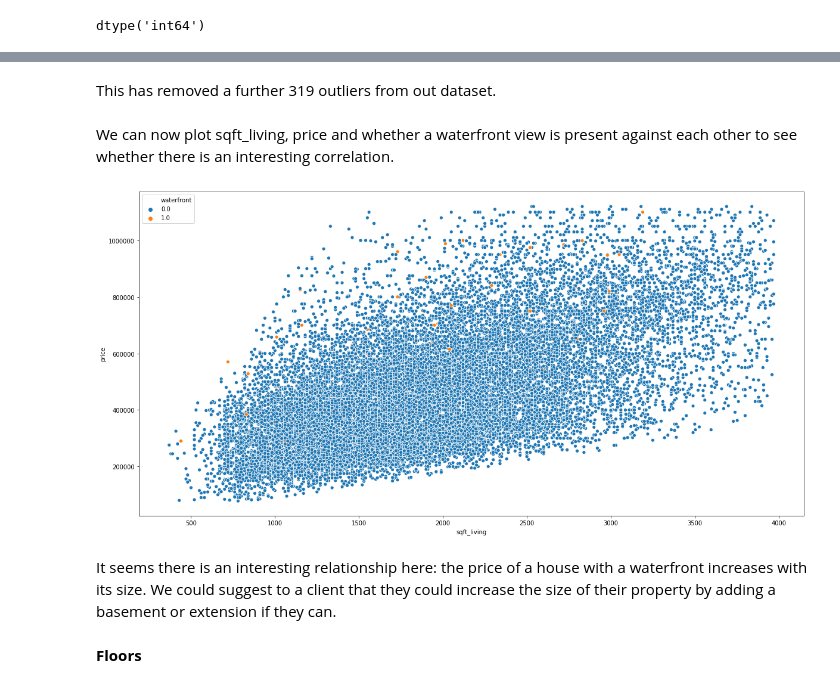
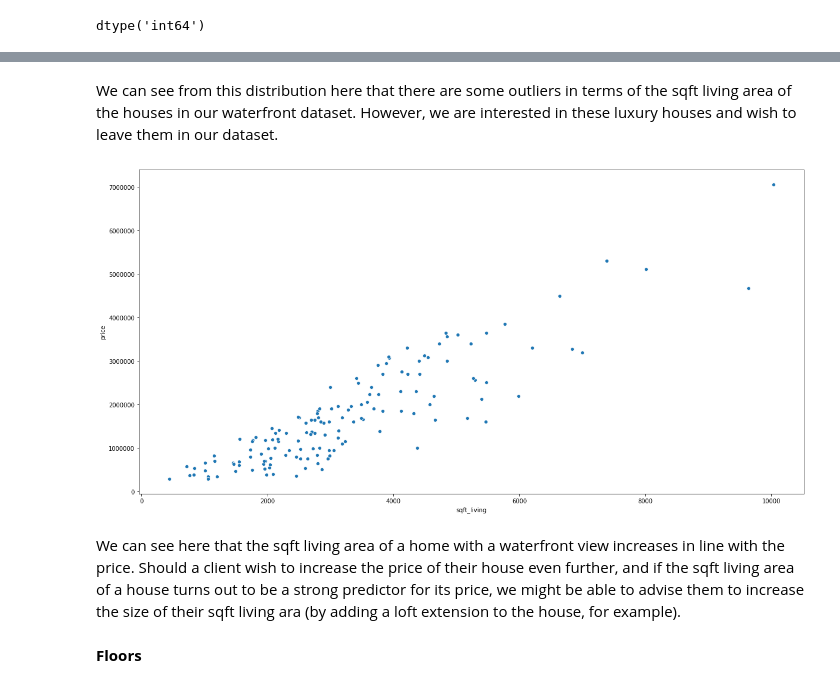
Before and after one commit to HeleneBu/Project_1, a Jupyter notebook: Data cleaning and question 1.ipynb, the cells around one changed output, grey strips where cells are left out. Cells and saved outputs as stored; diff of their text form; code cells hidden in the pictures.

```diff
--- a/Data cleaning and question 1.ipynb
+++ b/Data cleaning and question 1.ipynb
@@ -52,0 +96,2 @@ This tells us that there are no duplicate rows based on all columns in the dataf
+# %%
+df["waterfront"].fillna(int(0), inplace = True)
@@ -52,0 +116,2 @@ This tells us that there are no duplicate rows based on all columns in the dataf
+# %%
+df_waterfront_only = df.loc[df['waterfront'] > 0.0]
@@ -213,16 +186,15 @@ memory usage: 3.4+ MB
-# %% [markdown]
-This has removed a further 319 outliers from out dataset.
-# %% [markdown]
-We can now plot sqft_living, price and whether a waterfront view is present against each other to see whether there is an interesting correlation.
+# %% [markdown]
+We can see from this distribution here that there are some outliers in terms of the sqft living area of the houses in our waterfront dataset. However, we are interested in these luxury houses and wish to leave them in our dataset.
 # %%
 plt.figure(figsize = (20,10))
 
-ax = sns.scatterplot(x="sqft_living", y="price", hue="waterfront",
-                      data=df3)
+ax = sns.scatterplot(x="sqft_living", y="price",
+                      data=df_waterfront_only)
 # %% [output]
-[figure, old version]
+[figure, new version]
-# %% [markdown]
-It seems there is an interesting relationship here: the price of a house with a waterfront increases with its size. We could suggest to a client that they could increase the size of their property by adding a basement or extension if they can.
+# %% [markdown]
+We can see here that the sqft living area of a home with a waterfront view increases in line with the price.
+Should a client wish to increase the price of their house even further, and if the sqft living area of a house turns out to be a strong predictor for its price, we might be able to advise them to increase the size of their sqft living ara (by adding a loft extension to the house, for example).
 # %% [markdown]
 **Floors**
 # %%
```
Also changed, not shown: parts of 86 cells of this notebook, 1 other file.
